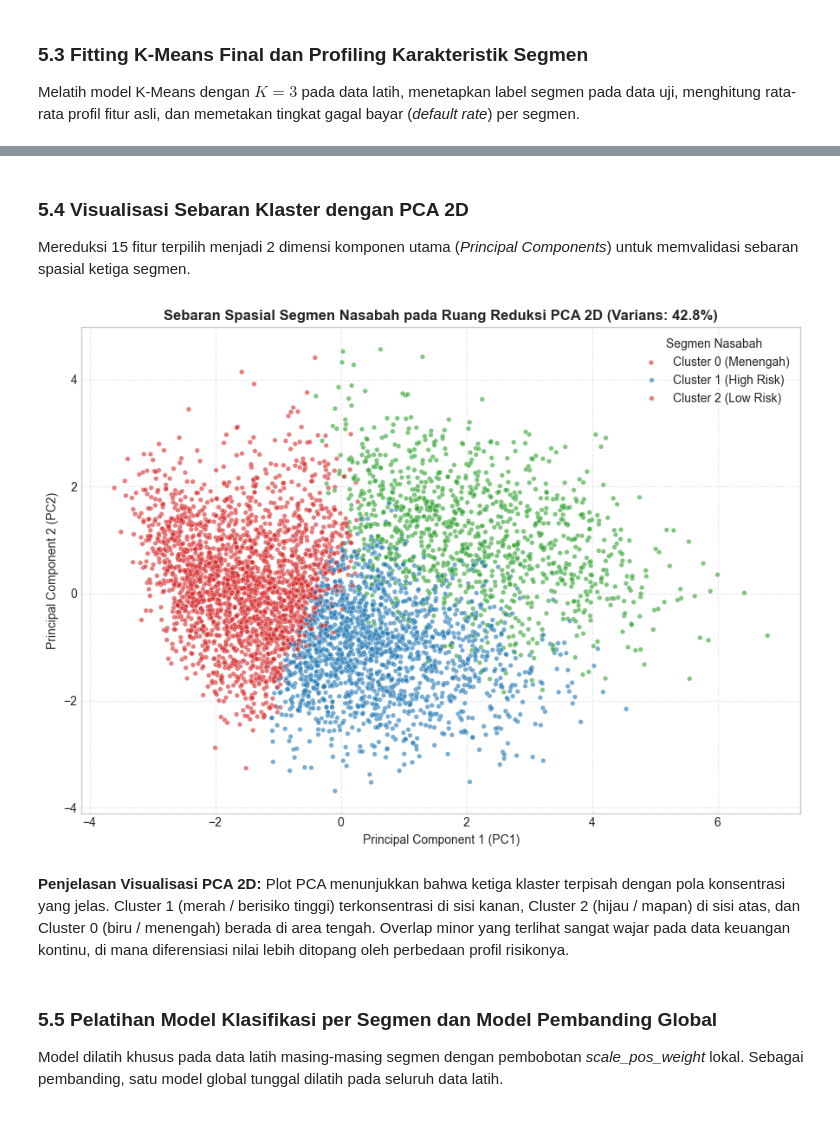
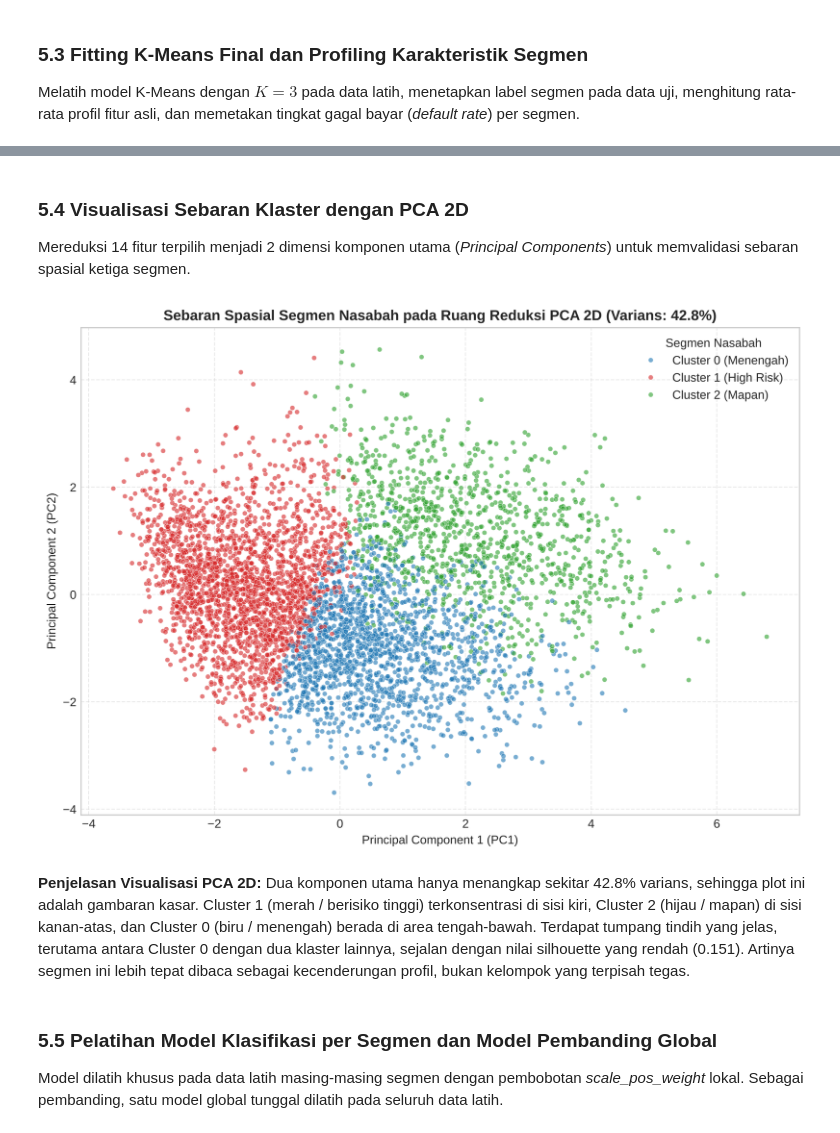
Before and after one commit to Yaboku29/credit-risk-mitigation-segmentation, a Jupyter notebook: notebook/notebook.ipynb, the cells around one changed output, grey strips where cells are left out. Drawn from its saved outputs; the diff is of its cells as text; code cells hidden in the pictures.

```diff
--- a/notebook/notebook.ipynb
+++ b/notebook/notebook.ipynb
@@ -912,28 +922,32 @@ Berdasarkan tabel rata-rata fitur dan tingkat gagal bayar, ketiga segmen dapat d
 # %% [markdown]
 ### 5.4 Visualisasi Sebaran Klaster dengan PCA 2D
-Mereduksi 15 fitur terpilih menjadi 2 dimensi komponen utama (*Principal Components*) untuk memvalidasi sebaran spasial ketiga segmen.
+Mereduksi 14 fitur terpilih menjadi 2 dimensi komponen utama (*Principal Components*) untuk memvalidasi sebaran spasial ketiga segmen.
 # %%
 pca = PCA(n_components=2, random_state=RANDOM_STATE)
 pca.fit(X_train_final)
 
 sampel = X_train_final.sample(n=min(5000, len(X_train_final)), random_state=RANDOM_STATE)
 koordinat = pca.transform(sampel)
 
+nama_legend = {0: 'Cluster 0 (Menengah)', 1: 'Cluster 1 (High Risk)', 2: 'Cluster 2 (Mapan)'}
+warna_cluster = {nama_legend[0]: '#1f77b4', nama_legend[1]: '#d62728', nama_legend[2]: '#2ca02c'}
+label_sampel = cluster_train.loc[sampel.index].map(nama_legend).values
+
 plt.figure(figsize=(9, 6.5))
-sns.scatterplot(x=koordinat[:, 0], y=koordinat[:, 1], hue=cluster_train.loc[sampel.index].values,
-                palette=['#1f77b4', '#d62728', '#2ca02c'], s=16, alpha=0.6)
+sns.scatterplot(x=koordinat[:, 0], y=koordinat[:, 1], hue=label_sampel, hue_order=list(nama_legend.values()),
+                palette=warna_cluster, s=16, alpha=0.6)
 plt.title(f'Sebaran Spasial Segmen Nasabah pada Ruang Reduksi PCA 2D (Varians: {pca.explained_variance_ratio_.sum():.1%})', fontsize=12, fontweight='bold')
 plt.xlabel('Principal Component 1 (PC1)')
 plt.ylabel('Principal Component 2 (PC2)')
-plt.legend(title='Segmen Nasabah', labels=['Cluster 0 (Menengah)', 'Cluster 1 (High Risk)', 'Cluster 2 (Low Risk)'])
+plt.legend(title='Segmen Nasabah')
 plt.grid(True, linestyle='--', alpha=0.4)
 plt.tight_layout()
 plt.show()
 # %% [output]
-[figure, old version]
+[figure, new version]
 # %% [markdown]
 **Penjelasan Visualisasi PCA 2D:**
-Plot PCA menunjukkan bahwa ketiga klaster terpisah dengan pola konsentrasi yang jelas. Cluster 1 (merah / berisiko tinggi) terkonsentrasi di sisi kanan, Cluster 2 (hijau / mapan) di sisi atas, dan Cluster 0 (biru / menengah) berada di area tengah. Overlap minor yang terlihat sangat wajar pada data keuangan kontinu, di mana diferensiasi nilai lebih ditopang oleh perbedaan profil risikonya.
+Dua komponen utama hanya menangkap sekitar 42.8% varians, sehingga plot ini adalah gambaran kasar. Cluster 1 (merah / berisiko tinggi) terkonsentrasi di sisi kiri, Cluster 2 (hijau / mapan) di sisi kanan-atas, dan Cluster 0 (biru / menengah) berada di area tengah-bawah. Terdapat tumpang tindih yang jelas, terutama antara Cluster 0 dengan dua klaster lainnya, sejalan dengan nilai silhouette yang rendah (0.151). Artinya segmen ini lebih tepat dibaca sebagai kecenderungan profil, bukan kelompok yang terpisah tegas.
 # %% [markdown]
 ### 5.5 Pelatihan Model Klasifikasi per Segmen dan Model Pembanding Global
 Model dilatih khusus pada data latih masing-masing segmen dengan pembobotan *scale_pos_weight* lokal. Sebagai pembanding, satu model global tunggal dilatih pada seluruh data latih.
```
Also changed, not shown: parts of 34 cells of this notebook, 1 other file.
